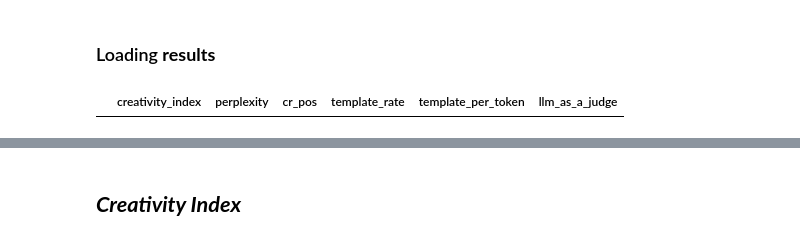
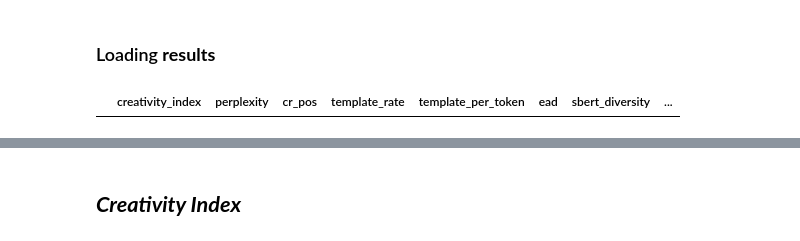
Before and after one commit to pante31/LLM_Creativity, a Jupyter notebook: results-review.ipynb, the cells around one changed output, grey strips where cells are left out. Drawn from its saved outputs; the diff is of its cells as text; code cells hidden in the pictures.

```diff
--- a/results-review.ipynb
+++ b/results-review.ipynb
@@ -23,13 +24,16 @@ import numpy as np
 ### Loading **results**
 # %%
 current_path = os.getcwd()
-output_file = current_path + '/LLM_Creativity/creativity_metrics.json'
+results_file = current_path + '/LLM_Creativity/creativity_metrics.json'
+human_scores_file = current_path + '/LLM_Creativity/texts_evaluation_sheet.xlsx'
 
-with open(output_file, 'r') as f:
+with open(results_file, 'r') as f:
     results = json.load(f)
 # %%
 metrics = list(results.keys())
+
+human_scores_df = pd.read_excel(human_scores_file)
 results_df = pd.DataFrame(columns=metrics)
 results_df.head()
 # %% [output]
-|  | creativity_index | perplexity | cr_pos | template_rate | template_per_token | llm_as_a_judge |
+|  | creativity_index | perplexity | cr_pos | template_rate | template_per_token | ead | sbert_diversity | ... |
```
Also changed, not shown: parts of 66 cells of this notebook.
